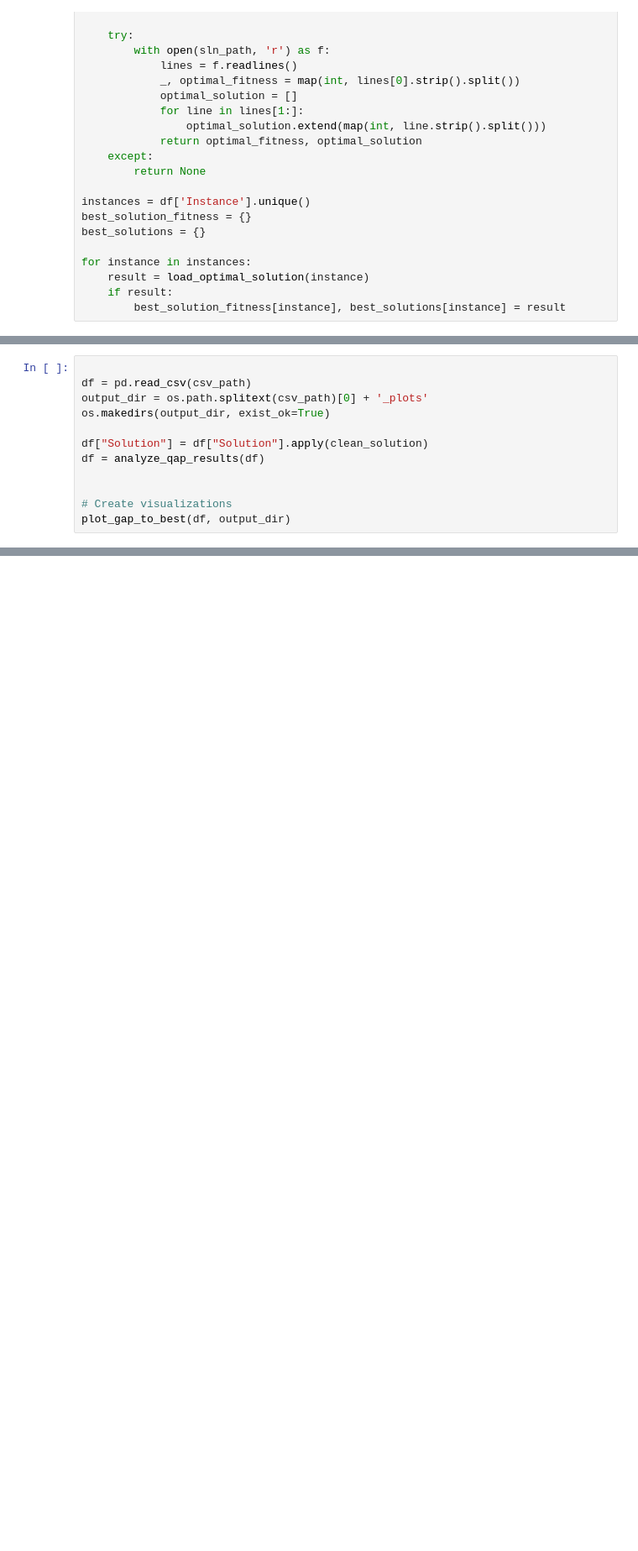
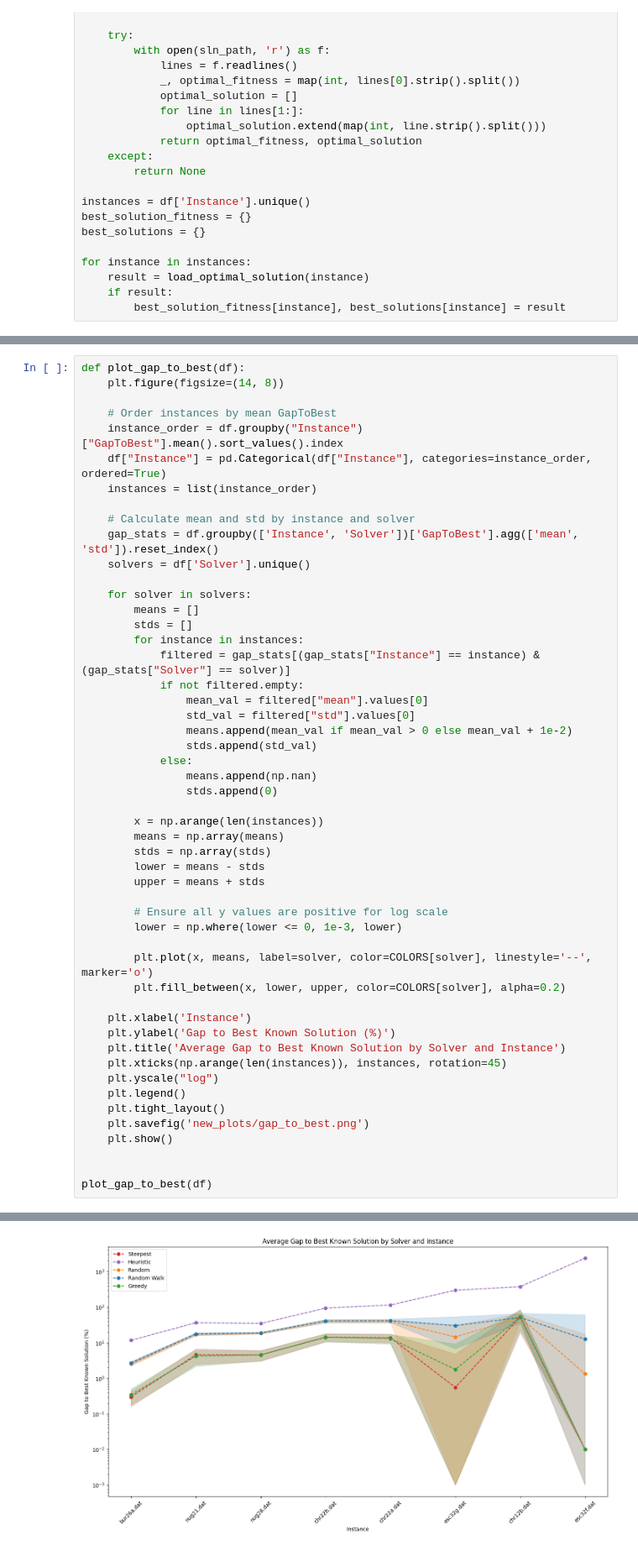
Before and after one commit to SamuelJanas/qap_solver, a Jupyter notebook: plots.ipynb, the cells around one changed output, grey strips where cells are left out. Shown at 84% size. Drawn from its saved outputs; the diff is of its cells as text; blank space fills up the shorter version.

Commit message:
plots redone

```diff
--- a/plots.ipynb
+++ b/plots.ipynb
@@ -360,12 +159,0 @@ def create_summary_table(df, output_dir):
-# %%
-
-df = pd.read_csv(csv_path)
-output_dir = os.path.splitext(csv_path)[0] + '_plots'
-os.makedirs(output_dir, exist_ok=True)
-
-df["Solution"] = df["Solution"].apply(clean_solution)
-df = analyze_qap_results(df)
-
-
-# Create visualizations
-plot_gap_to_best(df, output_dir)
@@ -374,0 +160,52 @@ plot_gap_to_best(df, output_dir)
+# %%
+def plot_gap_to_best(df):
+    plt.figure(figsize=(14, 8))
+
+    # Order instances by mean GapToBest
+    instance_order = df.groupby("Instance")["GapToBest"].mean().sort_values().index
+    df["Instance"] = pd.Categorical(df["Instance"], categories=instance_order, ordered=True)
+    instances = list(instance_order)
+
+    # Calculate mean and std by instance and solver
+    gap_stats = df.groupby(['Instance', 'Solver'])['GapToBest'].agg(['mean', 'std']).reset_index()
+    solvers = df['Solver'].unique()
+
+    for solver in solvers:
+        means = []
+        stds = []
+        for instance in instances:
+            filtered = gap_stats[(gap_stats["Instance"] == instance) & (gap_stats["Solver"] == solver)]
+            if not filtered.empty:
+                mean_val = filtered["mean"].values[0]
+                std_val = filtered["std"].values[0]
+                means.append(mean_val if mean_val > 0 else mean_val + 1e-2)
+                stds.append(std_val)
+            else:
+                means.append(np.nan)
+                stds.append(0)
+
+        x = np.arange(len(instances))
+        means = np.array(means)
+        stds = np.array(stds)
+        lower = means - stds
+        upper = means + stds
+
+        # Ensure all y values are positive for log scale
+        lower = np.where(lower <= 0, 1e-3, lower)
+
+        plt.plot(x, means, label=solver, color=COLORS[solver], linestyle='--', marker='o')
+        plt.fill_between(x, lower, upper, color=COLORS[solver], alpha=0.2)
+
+    plt.xlabel('Instance')
+    plt.ylabel('Gap to Best Known Solution (%)')
+    plt.title('Average Gap to Best Known Solution by Solver and Instance')
+    plt.xticks(np.arange(len(instances)), instances, rotation=45)
+    plt.yscale("log")
+    plt.legend()
+    plt.tight_layout()
+    plt.savefig('new_plots/gap_to_best.png')
+    plt.show()
+
+
+plot_gap_to_best(df)
+# %% [output]
@@ -374,0 +213 @@ plot_gap_to_best(df, output_dir)
+[figure, added]
```
Also changed, not shown: parts of 16 cells of this notebook, 1 other file.
